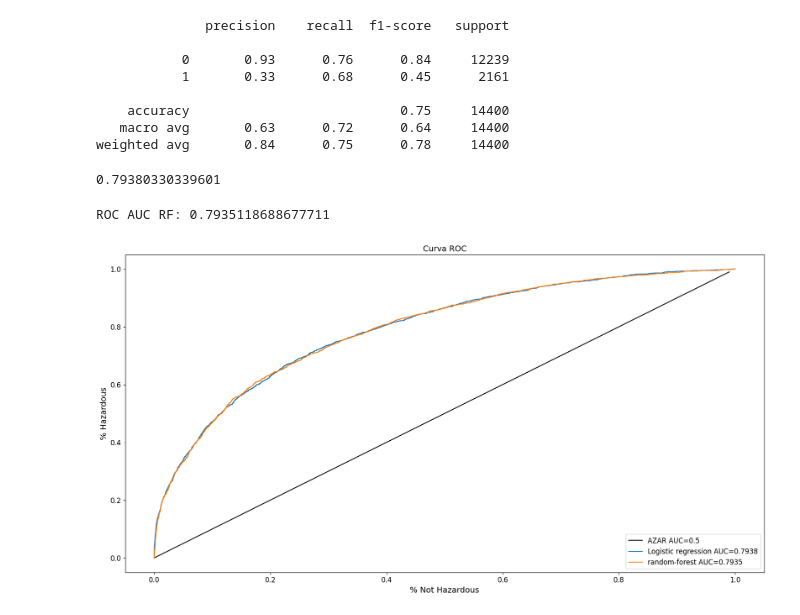
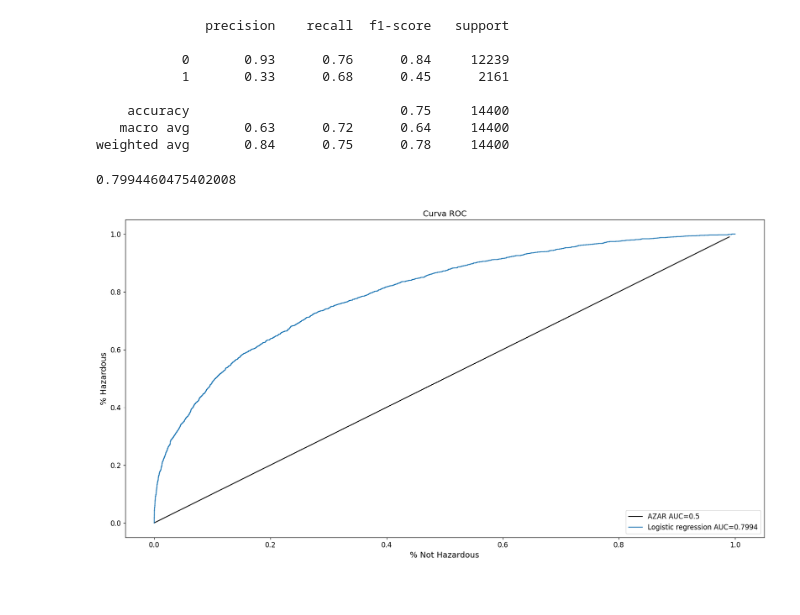
Before and after one commit to ndonaire/CienciasDeDatosTPGrupal2026, a Jupyter notebook: modelo_github/trabajo_practico_integrador.ipynb, the cells around one changed output. Saved outputs shown, nothing was run; the diff lists cells and outputs as text; code cells hidden in the pictures.

```diff
--- a/modelo_github/trabajo_practico_integrador.ipynb
+++ b/modelo_github/trabajo_practico_integrador.ipynb
@@ -447,11 +514,4 @@ Estandarizacion y Particion del conjunto de datos
 # %%
-
-from sklearn.compose import ColumnTransformer
-from sklearn.impute import SimpleImputer
-from sklearn.pipeline import Pipeline
-from sklearn.preprocessing import StandardScaler, OneHotEncoder
-from sklearn.linear_model import LogisticRegression
-
 
 
 numeric_features = [
@@ -460,8 +520,9 @@ numeric_features = [
     'credit_card_balance',
     'debt_to_income_ratio',
     'credit_score',
-    'num_products',
-    'credit_utilization'
+    'avg_monthly_balance',
+    'savings_balance',
+
 ]
 
 
@@ -545,19 +608,5 @@ Pipeline(steps=[('preprocessor',
 # %%
-from sklearn.linear_model import LogisticRegression
-from sklearn.metrics import roc_auc_score
 
-
-
-model = Pipeline([
-    ('preprocessor', preprocessor),
-    ('classifier', LogisticRegression(
-        penalty='elasticnet',
-    l1_ratio=0.5,
-    solver='saga',
-    class_weight='balanced',
-    max_iter=3000
-    ))
-])
 
 model.fit(X_train, y_train)
 
@@ -635,64 +688,38 @@ print(classification_report(y_test, y_pred))
    macro avg       0.63      0.72      0.64     14400
 weighted avg       0.84      0.75      0.78     14400
 # %%
-from sklearn.metrics import roc_auc_score
+
 
 y_prob = model.predict_proba(X_test)[:,1]
 
 print(roc_auc_score(y_test, y_prob))
 # %% [output]
-0.79380330339601
+0.7994460475402008
-# %%
-from sklearn.ensemble import RandomForestClassifier
-from sklearn.metrics import roc_auc_score
-
-model_rf = Pipeline([
-    ('preprocessor', preprocessor),
-    ('classifier', RandomForestClassifier(
-    n_estimators=300,
-    max_depth=10,
-    min_samples_leaf=20,
-    random_state=42,
-    n_jobs=-1
-))
-])
-
-
-
-model_rf.fit(X_train, y_train)
-
-y_prob_rf = model_rf.predict_proba(X_test)[:,1]
-
-roc_rf = roc_auc_score(y_test, y_prob_rf)
-
-print("ROC AUC RF:", roc_rf)
-# %% [output]
-ROC AUC RF: 0.7935118688677711
 # %%
 def graficarCurvaRoc( y_pred, model ):
   fpr, tpr, _ = metrics.roc_curve(y_test,  y_pred)
   auc = metrics.roc_auc_score(y_test, y_pred)
   # Graficamos
   plt.plot(fpr,tpr,label= model +" AUC="+str(round(auc,4))) #,label= "AUC="+str(auc))
   plt.legend(loc=4, fontsize=12)
   return auc
 
 # Inicializamos los labels del gráfico
 plt.figure(figsize=(20, 10))
 plt.xlabel('% Not Hazardous', fontsize=14)
 plt.ylabel('% Hazardous', fontsize=14)
 
 # Graficamos la recta del azar
 it = [i/100 for i in range(100)]
 plt.plot(it,it,label="AZAR AUC=0.5",color="black")
 
-modelos = {'Logistic regression':y_prob, 'random-forest':y_prob_rf}
+modelos = {'Logistic regression':y_prob}
 for pred in modelos:
     auc = graficarCurvaRoc( modelos[pred] , pred )
 
 # Agregamos el titulo y configuro el tamaño de letra
 plt.title("Curva ROC", fontsize=14)
 plt.tick_params(labelsize=12);
 plt.show()
 # %% [output]
-[figure, old version]
+[figure, new version]
```
Also changed, not shown: parts of 37 cells of this notebook, 1 other file.
